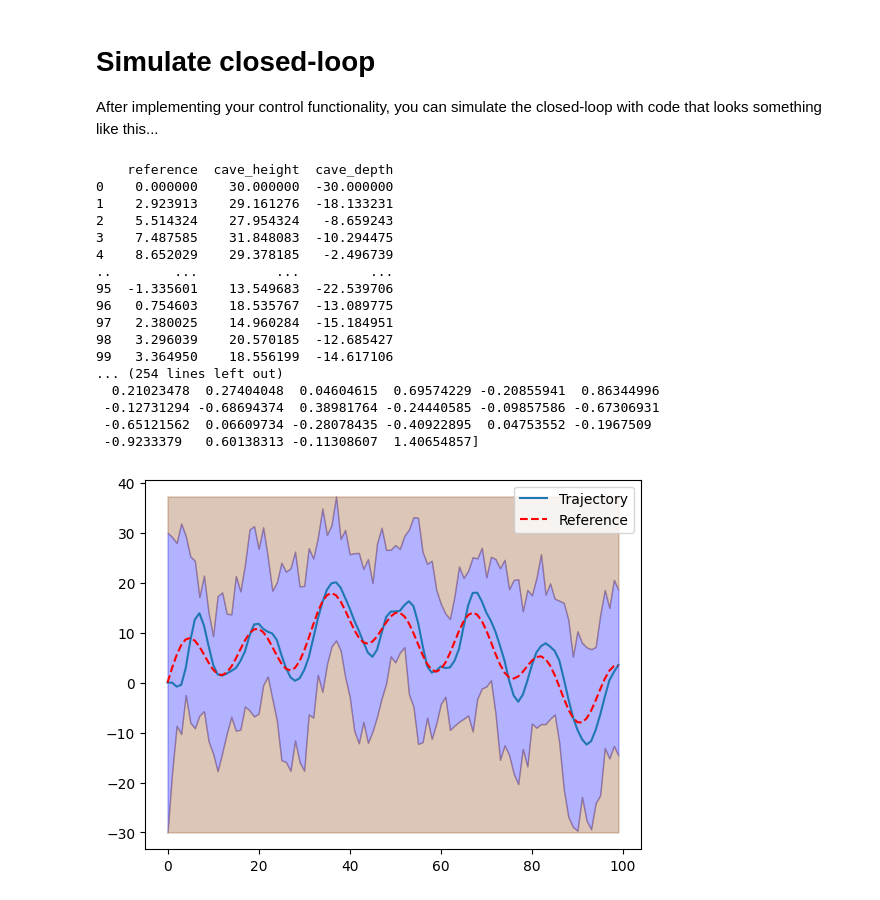
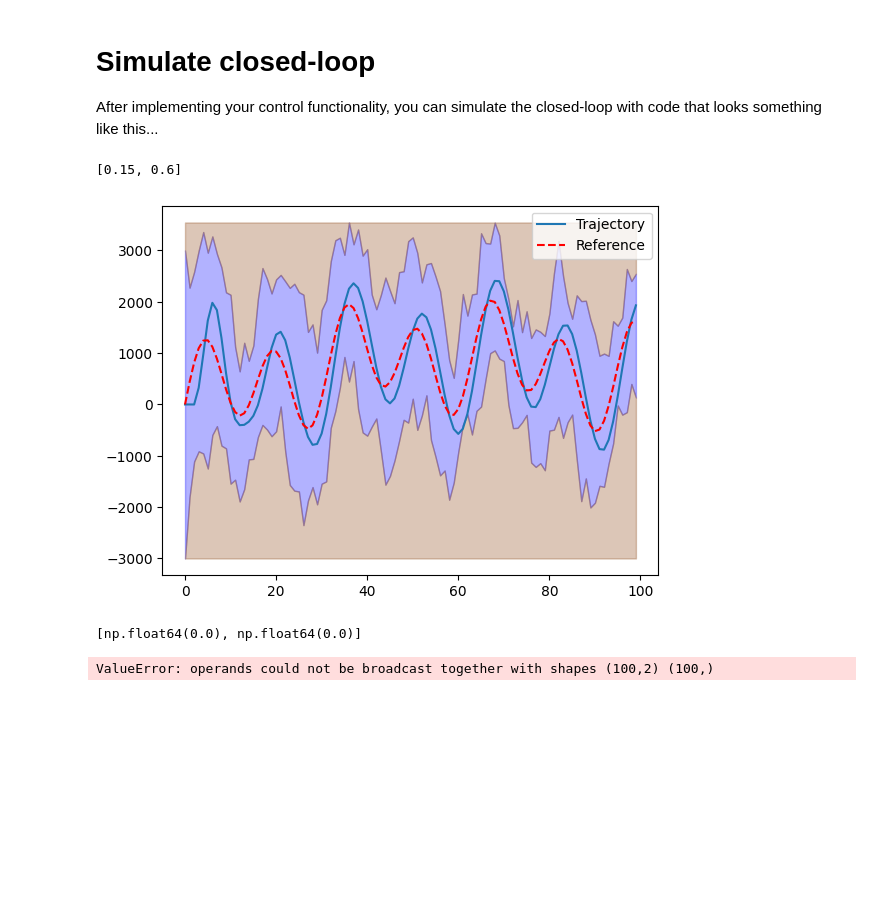
Before and after one commit to FinThomas/B1-Scientific-Coding, a Jupyter notebook: notebooks/demo.ipynb, the cells around one changed output. Drawn from its saved outputs; the diff is of its cells as text; code cells hidden in the pictures; blank space fills up the shorter version.

Commit message:
AddedControllerFromDemoStartingEvaluate

```diff
--- a/notebooks/demo.ipynb
+++ b/notebooks/demo.ipynb
@@ -16,34 +16,59 @@ After implementing your control functionality, you can simulate the closed-loop
 # %%
 # Ensure the dynamic module is reloaded to reflect any changes
 import importlib
 import dynamic
+import terrain
 importlib.reload(dynamic)
+importlib.reload(terrain)
 from dynamic import Submarine, ClosedLoop, Mission
-controller = 10
+from terrain import write_mission_to_csv
+import numpy as np
+
+controller = [0.15,0.6]    #first value is Kp and second value is Kd
+duration = 100
+scale = 1000
 
 sub = Submarine()
 # Instantiate your controller (depending on your implementation)
 closed_loop = ClosedLoop(sub, controller)
+missions = Mission.random_mission(duration,scale)
+terrain.write_mission_to_csv(missions,r"C:\Users\finla\OneDrive\Desktop\Oxford\Year 3\B1 Coding\Scientific Computing\Repository\B1-Scientific-Coding\data\mission.csv")
 mission = Mission.from_csv(r"C:\Users\finla\OneDrive\Desktop\Oxford\Year 3\B1 Coding\Scientific Computing\Repository\B1-Scientific-Coding\data\mission.csv") # You must implement this method in the Mission class
 
 trajectory = closed_loop.simulate_with_random_disturbances(mission)
 trajectory.plot_completed_mission(mission)
+
+#Now we look to optimise the controller
+#We need a way to evaluate the performance, by taking average distance from reference
+#We can then graph this to find optimal values
+
+# Define the range of Kp and Kd values
+kp_values = np.arange(0, 1.05, 0.05)
+kd_values = np.arange(0, 1.05, 0.05)
+
+# Initialize variables to store the best controller and its performance
+best_controller = None
+best_performance = float('inf')
+
+# Iterate through all combinations of Kp and Kd
+for kp in kp_values:
+    for kd in kd_values:
+        controller = [kp, kd]
+        closed_loop = ClosedLoop(sub, controller)
+        trajectory = closed_loop.simulate_with_random_disturbances(mission)
+
+        # Evaluate the performance (e.g., average distance from reference)
+        performance = np.mean(np.abs(trajectory.position - mission.reference))
+
+        # Update the best controller if the current one is better
+        if performance < best_performance:
+            best_performance = performance
+            best_controller = controller
+
+print(f"Best controller: Kp = {best_controller[0]}, Kd = {best_controller[1]}")
+print(f"Best performance: {best_performance}")
 # %% [output]
-    reference  cave_height  cave_depth
-0    0.000000    30.000000  -30.000000
-1    2.923913    29.161276  -18.133231
-2    5.514324    27.954324   -8.659243
-3    7.487585    31.848083  -10.294475
-4    8.652029    29.378185   -2.496739
-..        ...          ...         ...
-95  -1.335601    13.549683  -22.539706
-96   0.754603    18.535767  -13.089775
-97   2.380025    14.960284  -15.184951
-98   3.296039    20.570185  -12.685427
-99   3.364950    18.556199  -14.617106
-... (254 lines left out)
-  0.21023478  0.27404048  0.04604615  0.69574229 -0.20855941  0.86344996
- -0.12731294 -0.68694374  0.38981764 -0.24440585 -0.09857586 -0.67306931
- -0.65121562  0.06609734 -0.28078435 -0.40922895  0.04753552 -0.1967509
- -0.9233379   0.60138313 -0.11308607  1.40654857]
+[0.15, 0.6]
-[figure, old version]
+[figure, new version]
+[np.float64(0.0), np.float64(0.0)]
+ValueError: operands could not be broadcast together with shapes (100,2) (100,)
```
Also changed, not shown: 3 other files.
